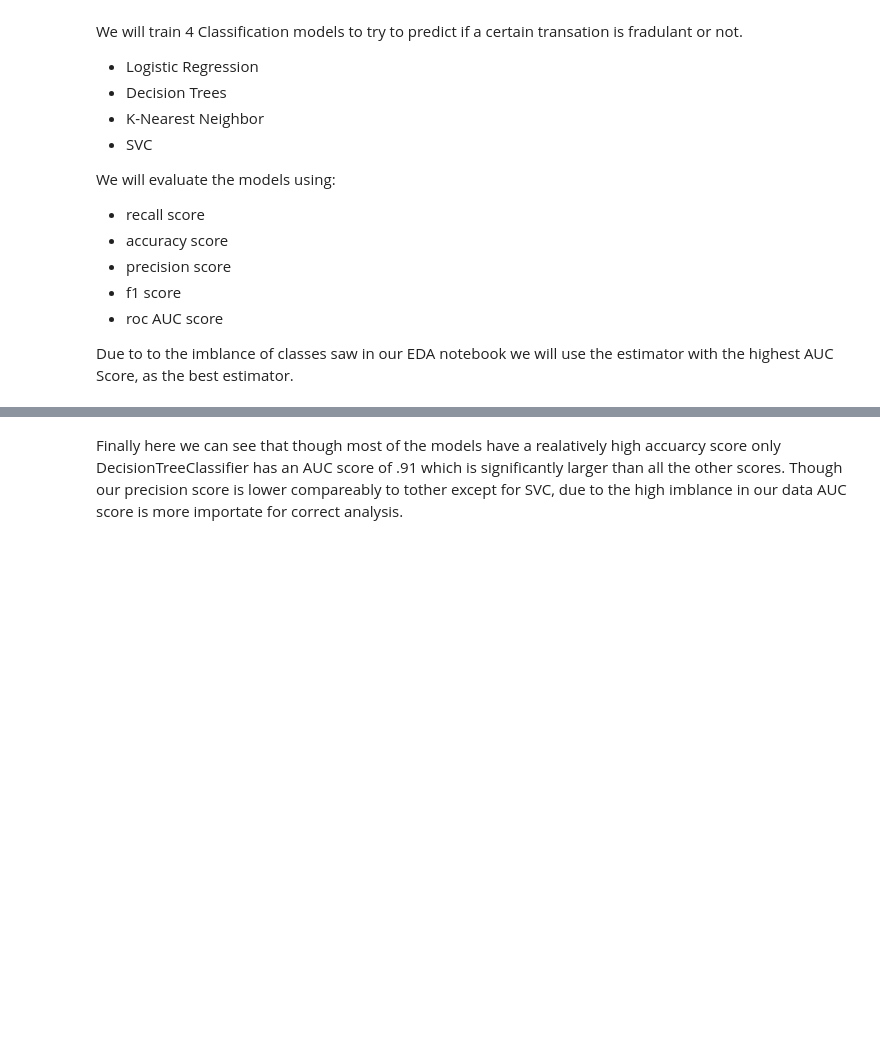
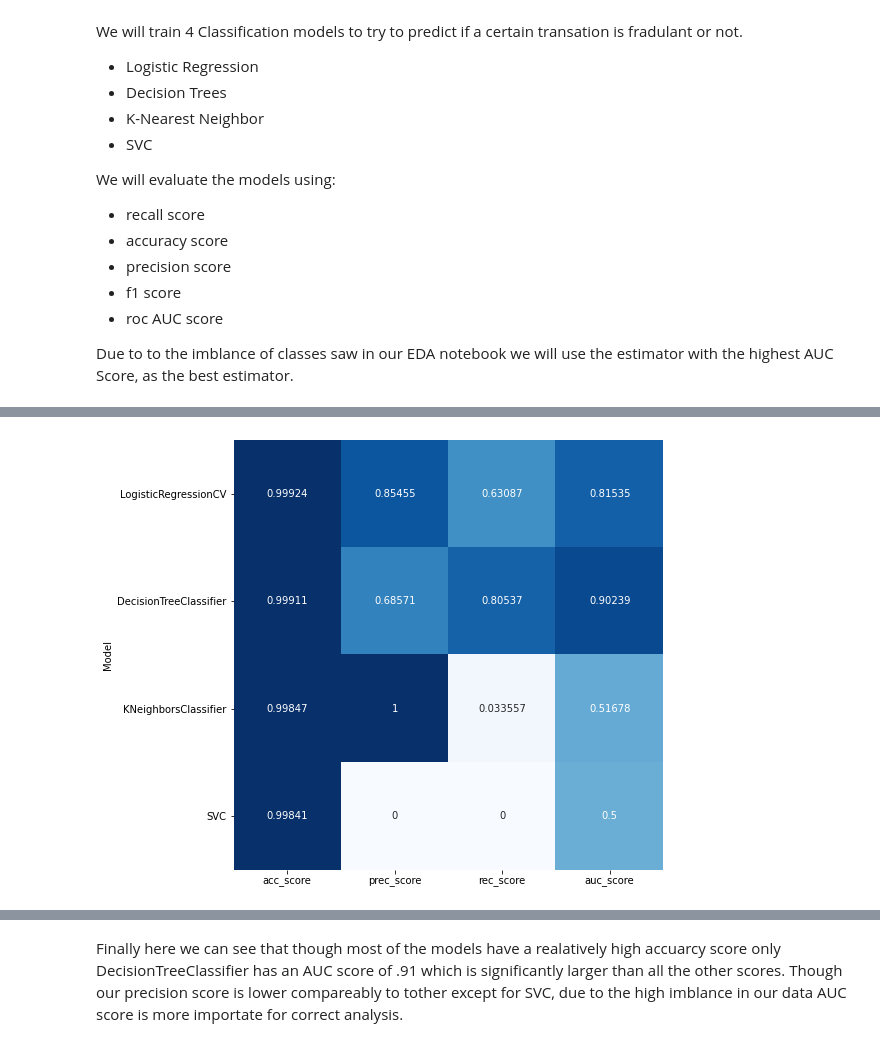
Before and after one commit to enwokoye94/credit_fraud_prediction, a Jupyter notebook: Credit Fraud Prediction (ML).ipynb, the cells around one changed output, grey strips where cells are left out. Saved outputs shown, nothing was run; the diff lists cells and outputs as text; code cells hidden in the pictures; blank space fills up the shorter version.

```diff
--- a/Credit Fraud Prediction (ML).ipynb
+++ b/Credit Fraud Prediction (ML).ipynb
@@ -107,2 +109,16 @@ Please also refer to the documentation for alternative solver options:
 2    KNeighborsClassifier   0.998468    1.000000   0.033557   0.516779
 3                     SVC   0.998415    0.000000   0.000000   0.500000
+# %%
+import seaborn as sns
+import matplotlib.pyplot as plt
+
+score_df.rename(columns={'index':'Model'}, inplace=True)
+
+# plotting df as corr to save as fig
+fig, ax = plt.subplots(figsize=(8,8))
+sns.heatmap(score_df.set_index('Model'), annot=True, fmt='.5g', ax = ax, cbar=False, square=True, cmap='Blues')
+fig.tight_layout()
+
+fig.savefig('images/results_table.png')
+# %% [output]
+[figure, added]
```
Also changed, not shown: parts of 2 cells of this notebook, 2 other files.
